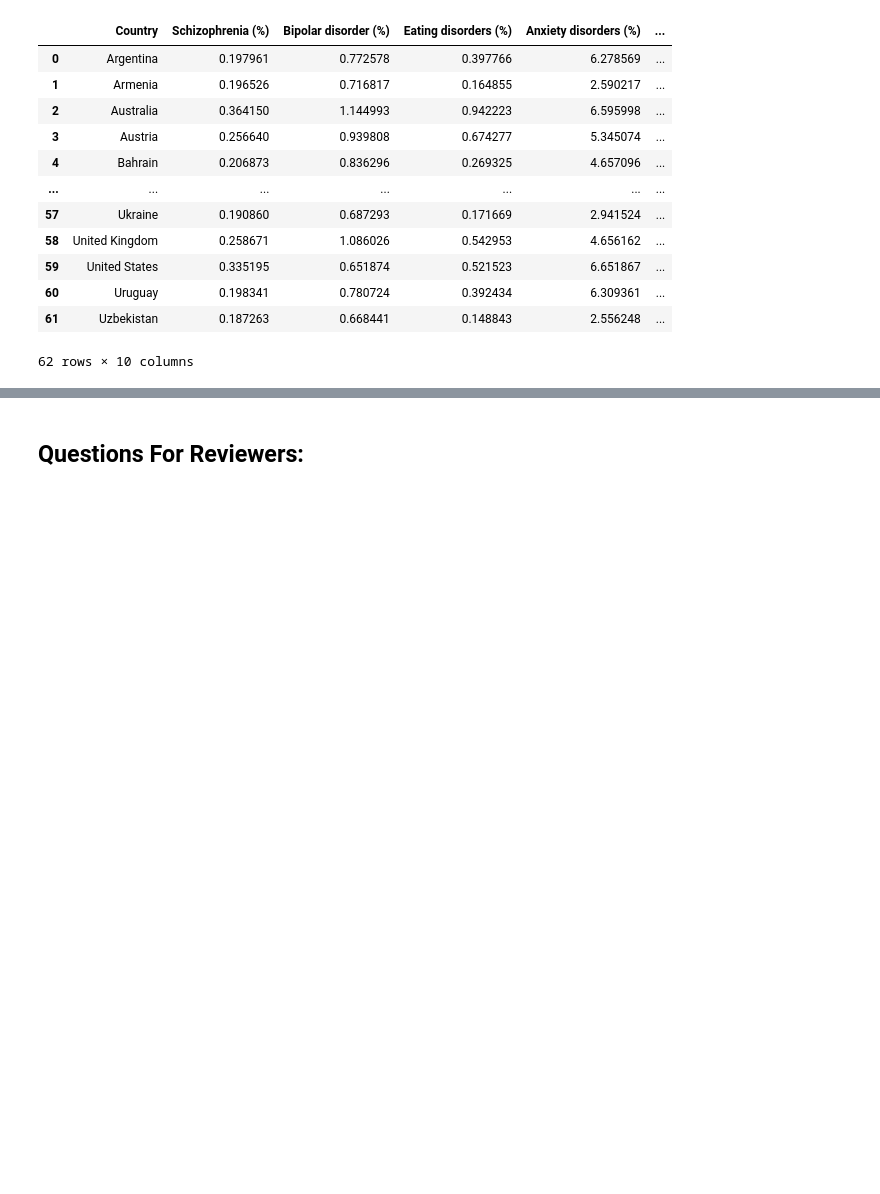
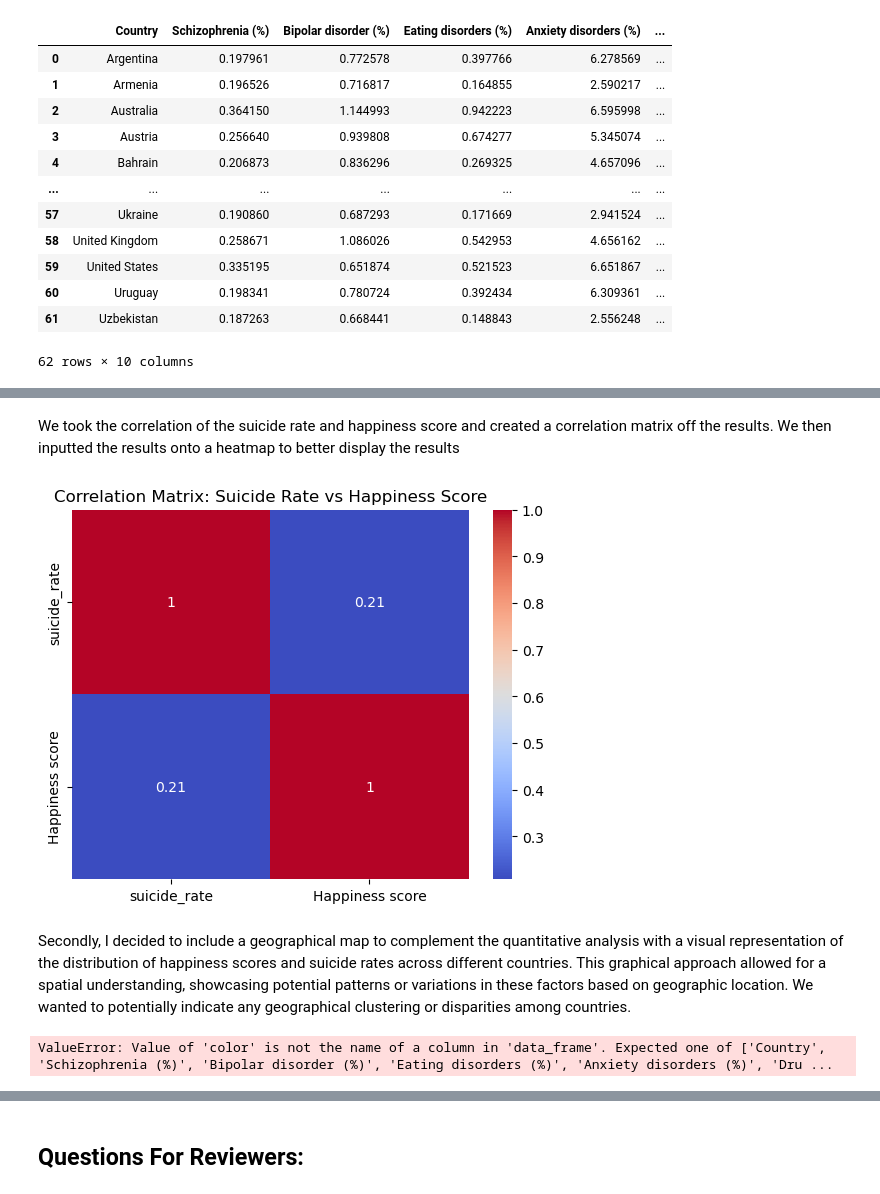
Before and after one commit to yixuanzhou1221/info2950, a Jupyter notebook: Phase 4/INfo 2950- group- phase 4.ipynb, the cells around one changed output, grey strips where cells are left out. Drawn from its saved outputs; the diff is of its cells as text; code cells hidden in the pictures; blank space fills up the shorter version.

Commit message:
add data analysis 1

```diff
--- a/Phase 4/INfo 2950- group- phase 4.ipynb
+++ b/Phase 4/INfo 2950- group- phase 4.ipynb
@@ -710,0 +705,38 @@ __5.__ The Crime Rate By Country 2023 CSV doesn’t clearly explain how the 'cri
+# %% [markdown]
+We took the correlation of the suicide rate and happiness score and created a correlation matrix off the results. We then inputted the results onto a heatmap to better display the results
+# %%
+correlation_matrix = health_df[['suicide_rate', 'Happiness score']].corr()
+
+sns.heatmap(correlation_matrix, annot=True, cmap='coolwarm')
+plt.title('Correlation Matrix: Suicide Rate vs Happiness Score')
+plt.show()
+# %% [output]
+[figure, added]
+# %% [markdown]
+Secondly, I decided to include a geographical map to complement the quantitative analysis with a visual representation of the distribution of happiness scores and suicide rates across different countries. This graphical approach allowed for a spatial understanding, showcasing potential patterns or variations in these factors based on geographic location. We wanted to potentially indicate any geographical clustering or disparities among countries.
+# %%
+# SUICIDE RATE
+fig = px.choropleth(
+    health_df,
+    locations='Country',
+    locationmode='country names',
+    color='suicide_rate',
+    hover_name='Country',
+    projection='natural earth',
+    title='Suicide Rate by Country'
+)
+fig.show()
+
+# HAPPINESS RATE
+fig = px.choropleth(
+    health_df,
+    locations='Country',
+    locationmode='country names',
+    color='Happiness score',
+    hover_name='Country',
+    projection='natural earth',
+    title='Happiness by Country'
+)
+fig.show()
+# %% [output]
+ValueError: Value of 'color' is not the name of a column in 'data_frame'. Expected one of ['Country', 'Schizophrenia (%)', 'Bipolar disorder (%)', 'Eating disorders (%)', 'Anxiety disorders (%)', 'Dru ...
```
Also changed, not shown: parts of 20 cells of this notebook.
